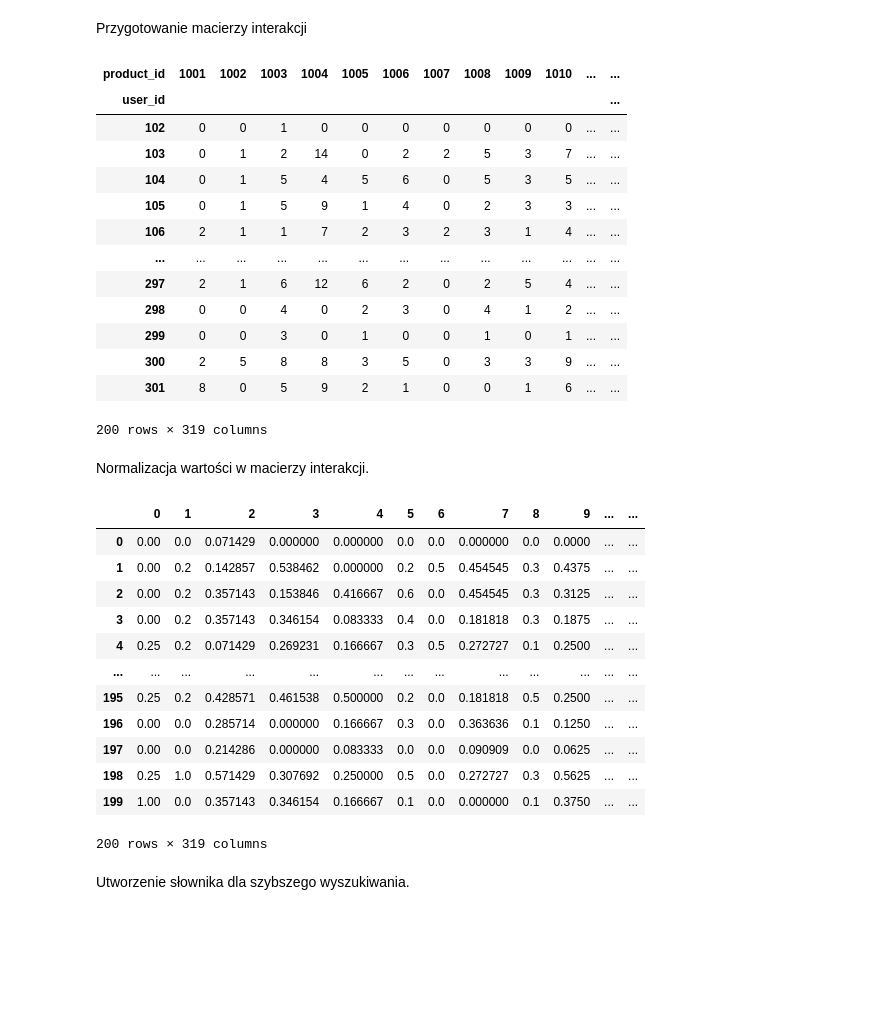
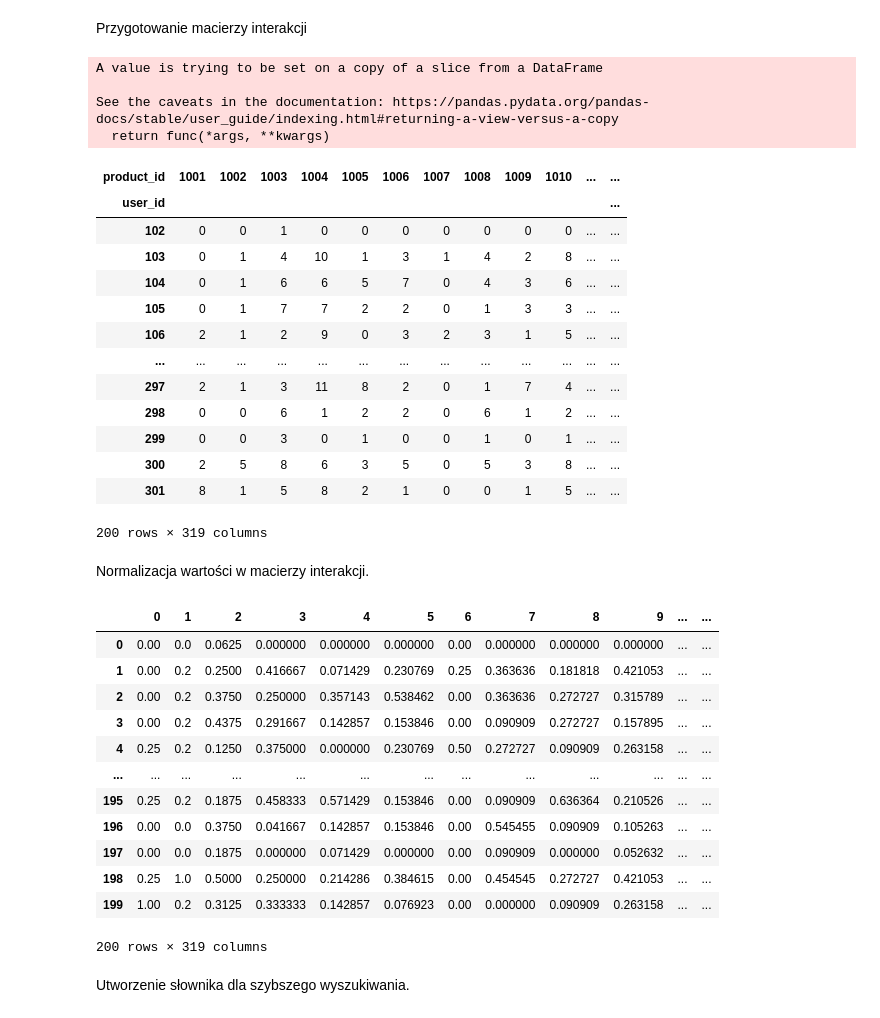
Before and after one commit to SwirtaB/IUM_Recommendation-system, a Jupyter notebook: models/cf_model.ipynb, the cells around one changed output. Saved outputs shown, nothing was run; the diff lists cells and outputs as text; code cells hidden in the pictures; blank space fills up the shorter version.

```diff
--- a/models/cf_model.ipynb
+++ b/models/cf_model.ipynb
@@ -13,32 +13,46 @@ Przygotowanie macierzy interakcji
 # %%
 sessionsDataPath = '../notebooks/data/v2/sessions.jsonl'
 productsDataPath = '../notebooks/data/v2/products.jsonl'
 sessionsDF = pd.read_json(sessionsDataPath, lines=True)
 productsDF = pd.read_json(productsDataPath, lines=True)
 
-df = sessionsDF.drop(columns=["session_id", "timestamp", "event_type", "offered_discount", "purchase_id"])
+df = sessionsDF.drop(columns=["timestamp", "event_type", "offered_discount", "purchase_id"])
 df["count"] = 1
 
 #interaction matrix is build on part of the sessionDF - not perfect way, because test set is all over the place (random shuffel), but i needed something fast for testing
 train, test = train_test_split(df, test_size=0.2, stratify=df['product_id'])
 
+#idea is to make sure that all data in test set has at least two entries from given session. Data that not satisfies that criteria are appended to train set.
+s = test['session_id'].value_counts()
+res = test[test['session_id'].map(s) >= 2]
+ret = test[test['session_id'].map(s) == 1]
+test.sort_values(by='session_id', inplace=True)
+res.sort_values(by='session_id', inplace=True)
+# display(test)
+# display(res)
+
+train.append(ret).sort_values(by='session_id', inplace=True)
 interactionMatrixDF = pd.pivot_table(train, index="user_id", columns="product_id", values="count", aggfunc=np.sum, fill_value=0)
 display(interactionMatrixDF)
 # %% [output]
+A value is trying to be set on a copy of a slice from a DataFrame
+
+See the caveats in the documentation: https://pandas.pydata.org/pandas-docs/stable/user_guide/indexing.html#returning-a-view-versus-a-copy
+  return func(*args, **kwargs)
 | product_id | 1001 | 1002 | 1003 | 1004 | 1005 | 1006 | 1007 | 1008 | 1009 | 1010 | ... | ... |
 | user_id |  |  |  |  |  |  |  |  |  |  |  | ... |
 | 102 | 0 | 0 | 1 | 0 | 0 | 0 | 0 | 0 | 0 | 0 | ... | ... |
-| 103 | 0 | 1 | 2 | 14 | 0 | 2 | 2 | 5 | 3 | 7 | ... | ... |
-| 104 | 0 | 1 | 5 | 4 | 5 | 6 | 0 | 5 | 3 | 5 | ... | ... |
-| 105 | 0 | 1 | 5 | 9 | 1 | 4 | 0 | 2 | 3 | 3 | ... | ... |
-| 106 | 2 | 1 | 1 | 7 | 2 | 3 | 2 | 3 | 1 | 4 | ... | ... |
+| 103 | 0 | 1 | 4 | 10 | 1 | 3 | 1 | 4 | 2 | 8 | ... | ... |
+| 104 | 0 | 1 | 6 | 6 | 5 | 7 | 0 | 4 | 3 | 6 | ... | ... |
+| 105 | 0 | 1 | 7 | 7 | 2 | 2 | 0 | 1 | 3 | 3 | ... | ... |
+| 106 | 2 | 1 | 2 | 9 | 0 | 3 | 2 | 3 | 1 | 5 | ... | ... |
 | ... | ... | ... | ... | ... | ... | ... | ... | ... | ... | ... | ... | ... |
-| 297 | 2 | 1 | 6 | 12 | 6 | 2 | 0 | 2 | 5 | 4 | ... | ... |
-| 298 | 0 | 0 | 4 | 0 | 2 | 3 | 0 | 4 | 1 | 2 | ... | ... |
+| 297 | 2 | 1 | 3 | 11 | 8 | 2 | 0 | 1 | 7 | 4 | ... | ... |
+| 298 | 0 | 0 | 6 | 1 | 2 | 2 | 0 | 6 | 1 | 2 | ... | ... |
 | 299 | 0 | 0 | 3 | 0 | 1 | 0 | 0 | 1 | 0 | 1 | ... | ... |
-| 300 | 2 | 5 | 8 | 8 | 3 | 5 | 0 | 3 | 3 | 9 | ... | ... |
-| 301 | 8 | 0 | 5 | 9 | 2 | 1 | 0 | 0 | 1 | 6 | ... | ... |
+| 300 | 2 | 5 | 8 | 6 | 3 | 5 | 0 | 5 | 3 | 8 | ... | ... |
+| 301 | 8 | 1 | 5 | 8 | 2 | 1 | 0 | 0 | 1 | 5 | ... | ... |
-200 rows × 319 columns
+200 rows × 319 columns
 # %% [markdown]
 Normalizacja wartości w macierzy interakcji.
 # %%
@@ -46,17 +60,17 @@ interactionMatrixDF = pd.DataFrame(preprocessing.MinMaxScaler().fit_transform(in
 display(interactionMatrixDF)
 # %% [output]
 |  | 0 | 1 | 2 | 3 | 4 | 5 | 6 | 7 | 8 | 9 | ... | ... |
-| 0 | 0.00 | 0.0 | 0.071429 | 0.000000 | 0.000000 | 0.0 | 0.0 | 0.000000 | 0.0 | 0.0000 | ... | ... |
-| 1 | 0.00 | 0.2 | 0.142857 | 0.538462 | 0.000000 | 0.2 | 0.5 | 0.454545 | 0.3 | 0.4375 | ... | ... |
-| 2 | 0.00 | 0.2 | 0.357143 | 0.153846 | 0.416667 | 0.6 | 0.0 | 0.454545 | 0.3 | 0.3125 | ... | ... |
-| 3 | 0.00 | 0.2 | 0.357143 | 0.346154 | 0.083333 | 0.4 | 0.0 | 0.181818 | 0.3 | 0.1875 | ... | ... |
-| 4 | 0.25 | 0.2 | 0.071429 | 0.269231 | 0.166667 | 0.3 | 0.5 | 0.272727 | 0.1 | 0.2500 | ... | ... |
+| 0 | 0.00 | 0.0 | 0.0625 | 0.000000 | 0.000000 | 0.000000 | 0.00 | 0.000000 | 0.000000 | 0.000000 | ... | ... |
+| 1 | 0.00 | 0.2 | 0.2500 | 0.416667 | 0.071429 | 0.230769 | 0.25 | 0.363636 | 0.181818 | 0.421053 | ... | ... |
+| 2 | 0.00 | 0.2 | 0.3750 | 0.250000 | 0.357143 | 0.538462 | 0.00 | 0.363636 | 0.272727 | 0.315789 | ... | ... |
+| 3 | 0.00 | 0.2 | 0.4375 | 0.291667 | 0.142857 | 0.153846 | 0.00 | 0.090909 | 0.272727 | 0.157895 | ... | ... |
+| 4 | 0.25 | 0.2 | 0.1250 | 0.375000 | 0.000000 | 0.230769 | 0.50 | 0.272727 | 0.090909 | 0.263158 | ... | ... |
 | ... | ... | ... | ... | ... | ... | ... | ... | ... | ... | ... | ... | ... |
-| 195 | 0.25 | 0.2 | 0.428571 | 0.461538 | 0.500000 | 0.2 | 0.0 | 0.181818 | 0.5 | 0.2500 | ... | ... |
-| 196 | 0.00 | 0.0 | 0.285714 | 0.000000 | 0.166667 | 0.3 | 0.0 | 0.363636 | 0.1 | 0.1250 | ... | ... |
-| 197 | 0.00 | 0.0 | 0.214286 | 0.000000 | 0.083333 | 0.0 | 0.0 | 0.090909 | 0.0 | 0.0625 | ... | ... |
-| 198 | 0.25 | 1.0 | 0.571429 | 0.307692 | 0.250000 | 0.5 | 0.0 | 0.272727 | 0.3 | 0.5625 | ... | ... |
-| 199 | 1.00 | 0.0 | 0.357143 | 0.346154 | 0.166667 | 0.1 | 0.0 | 0.000000 | 0.1 | 0.3750 | ... | ... |
+| 195 | 0.25 | 0.2 | 0.1875 | 0.458333 | 0.571429 | 0.153846 | 0.00 | 0.090909 | 0.636364 | 0.210526 | ... | ... |
+| 196 | 0.00 | 0.0 | 0.3750 | 0.041667 | 0.142857 | 0.153846 | 0.00 | 0.545455 | 0.090909 | 0.105263 | ... | ... |
+| 197 | 0.00 | 0.0 | 0.1875 | 0.000000 | 0.071429 | 0.000000 | 0.00 | 0.090909 | 0.000000 | 0.052632 | ... | ... |
+| 198 | 0.25 | 1.0 | 0.5000 | 0.250000 | 0.214286 | 0.384615 | 0.00 | 0.454545 | 0.272727 | 0.421053 | ... | ... |
+| 199 | 1.00 | 0.2 | 0.3125 | 0.333333 | 0.142857 | 0.076923 | 0.00 | 0.000000 | 0.090909 | 0.263158 | ... | ... |
 200 rows × 319 columns
 # %% [markdown]
 Utworzenie słownika dla szybszego wyszukiwania.
```
Also changed, not shown: parts of 2 cells of this notebook.
